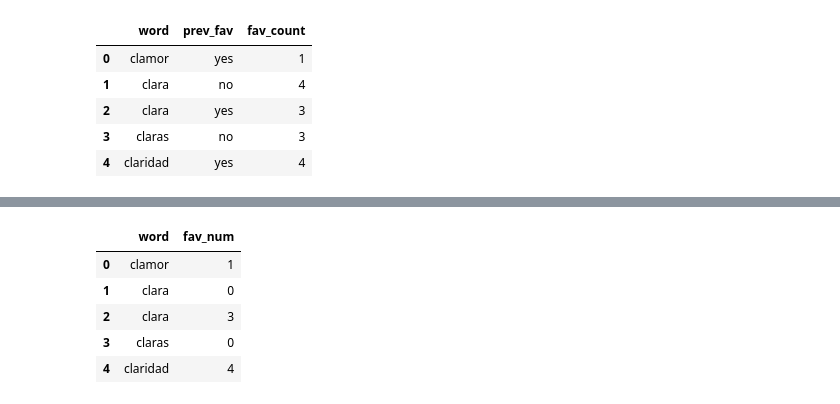
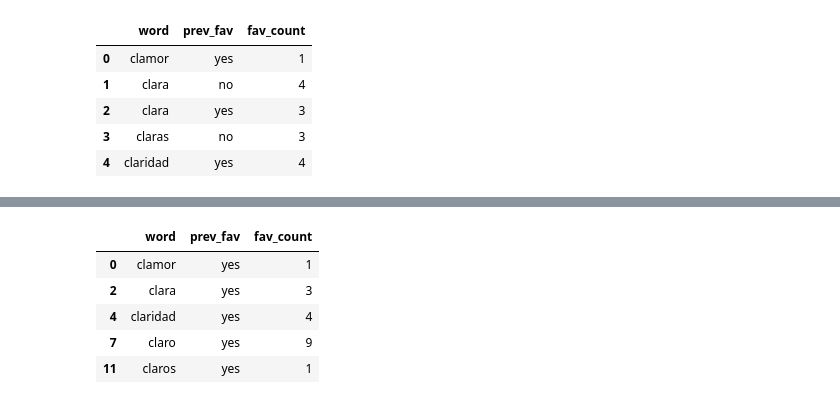
Before and after one commit to anniehelms/dcf_celestina, a Jupyter notebook: 01_text_analysis.ipynb, the cells around one changed output, grey strips where cells are left out. Saved outputs shown, nothing was run; the diff lists cells and outputs as text; code cells hidden in the pictures.

```diff
--- a/01_text_analysis.ipynb
+++ b/01_text_analysis.ipynb
@@ -184,5 +180,5 @@ df.head()
 # %%
 import math
-df["freq_log_ppm"] = df["frequency"].apply(lambda x: math.log(x))
+df["freq_log_ppm"] = df["frequency_ppm"].apply(lambda x: math.log(x))
 df.head()
 # %% [output]
@@ -247,6 +239,3 @@ values_df.head()
 | 2 | clara | yes | 3 |
 | 3 | claras | no | 3 |
 | 4 | claridad | yes | 4 |
-# %%
-values_df["fav_num"] = np.where(values_df["prev_fav"] == "yes", values_df["fav_count"], 0)
-values_df.head()
@@ -260,10 +242,10 @@ values_df.head()
 # %%
-values_df_fav = values_df[["word", "fav_num"]]
+values_df_fav = values_df[values_df["prev_fav"]=="yes"].copy()
 values_df_fav.head()
 # %% [output]
-|  | word | fav_num |
-| 0 | clamor | 1 |
-| 1 | clara | 0 |
-| 2 | clara | 3 |
-| 3 | claras | 0 |
-| 4 | claridad | 4 |
+|  | word | prev_fav | fav_count |
+| 0 | clamor | yes | 1 |
+| 2 | clara | yes | 3 |
+| 4 | claridad | yes | 4 |
+| 7 | claro | yes | 9 |
+| 11 | claros | yes | 1 |
```
Also changed, not shown: parts of 13 cells of this notebook, 5 other files.
